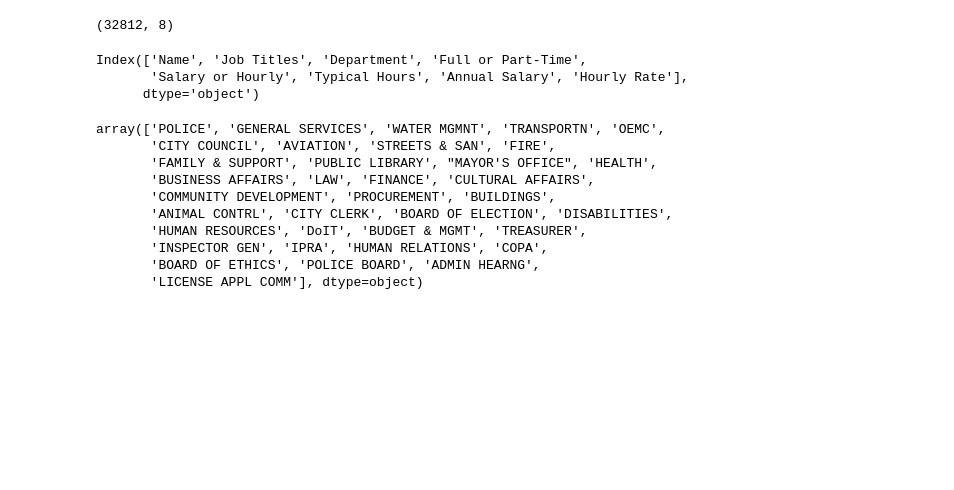
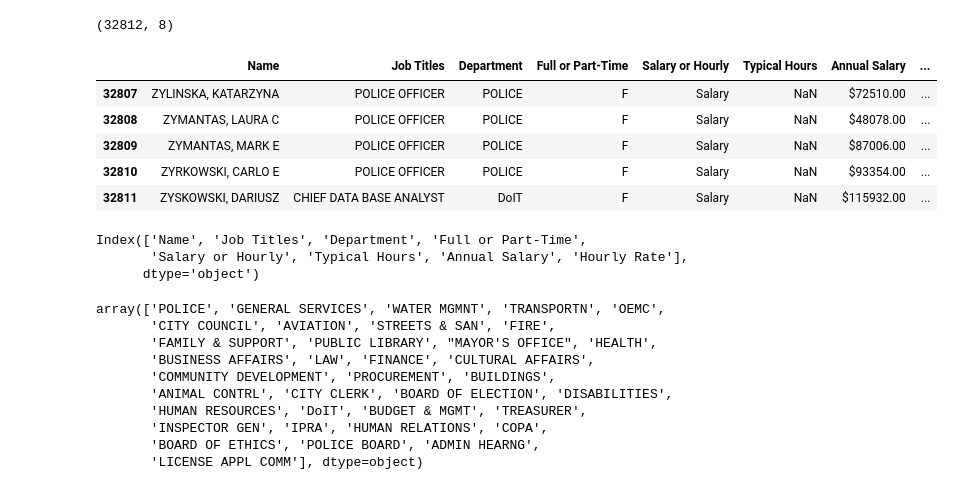
Before and after one commit to emmacooperpeterson/ippp, a Jupyter notebook: my notes/TAsession4_pandas.ipynb, the cells around one changed output. Drawn from its saved outputs; the diff is of its cells as text; code cells hidden in the pictures; blank space fills up the shorter version.

```diff
--- a/my notes/TAsession4_pandas.ipynb
+++ b/my notes/TAsession4_pandas.ipynb
@@ -28,5 +30,14 @@ salaries.shape #how many rows and columns?
 # %% [output]
 (32812, 8)
+# %%
+salaries.tail()
+# %% [output]
+|  | Name | Job Titles | Department | Full or Part-Time | Salary or Hourly | Typical Hours | Annual Salary | ... |
+| 32807 | ZYLINSKA, KATARZYNA | POLICE OFFICER | POLICE | F | Salary | NaN | $72510.00 | ... |
+| 32808 | ZYMANTAS, LAURA C | POLICE OFFICER | POLICE | F | Salary | NaN | $48078.00 | ... |
+| 32809 | ZYMANTAS, MARK E | POLICE OFFICER | POLICE | F | Salary | NaN | $87006.00 | ... |
+| 32810 | ZYRKOWSKI, CARLO E | POLICE OFFICER | POLICE | F | Salary | NaN | $93354.00 | ... |
+| 32811 | ZYSKOWSKI, DARIUSZ | CHIEF DATA BASE ANALYST | DoIT | F | Salary | NaN | $115932.00 | ... |
 # %%
 salaries.columns #what are the columns?
 # %% [output]
```
Also changed, not shown: parts of 30 cells of this notebook.
